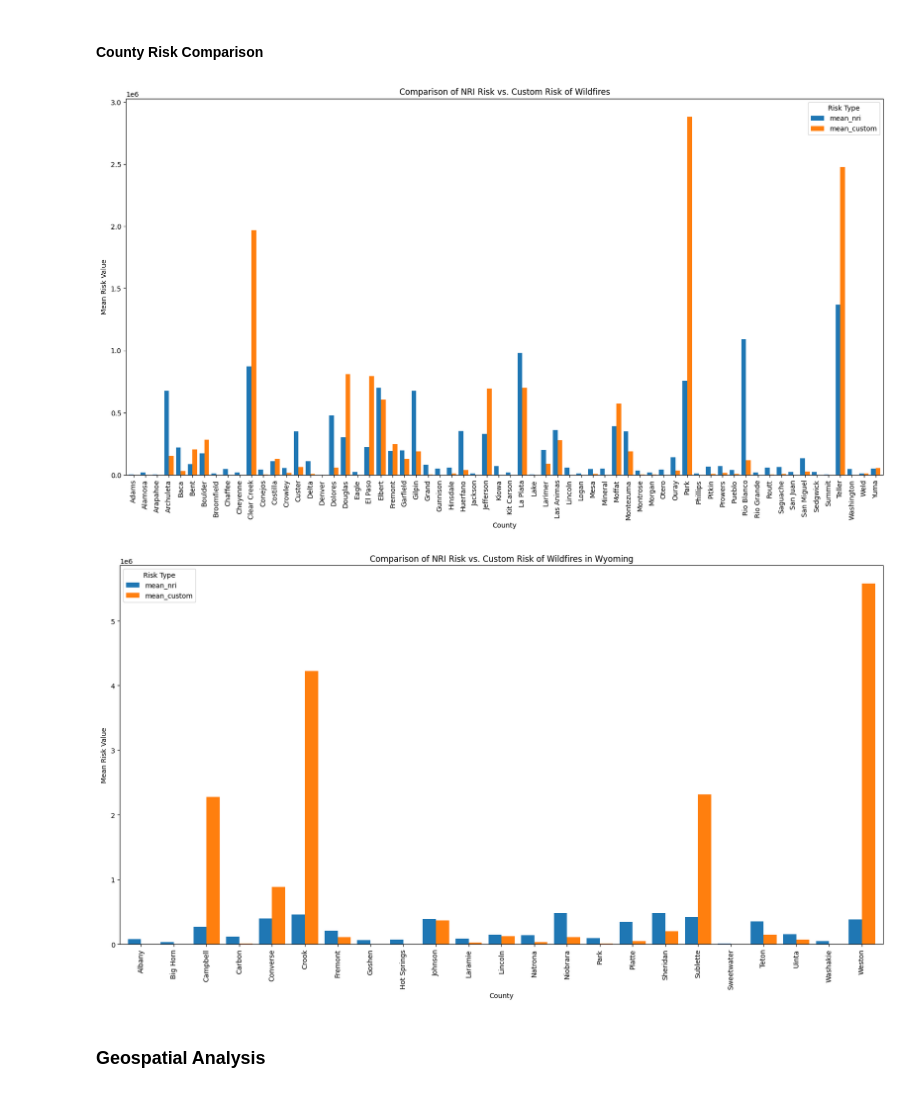
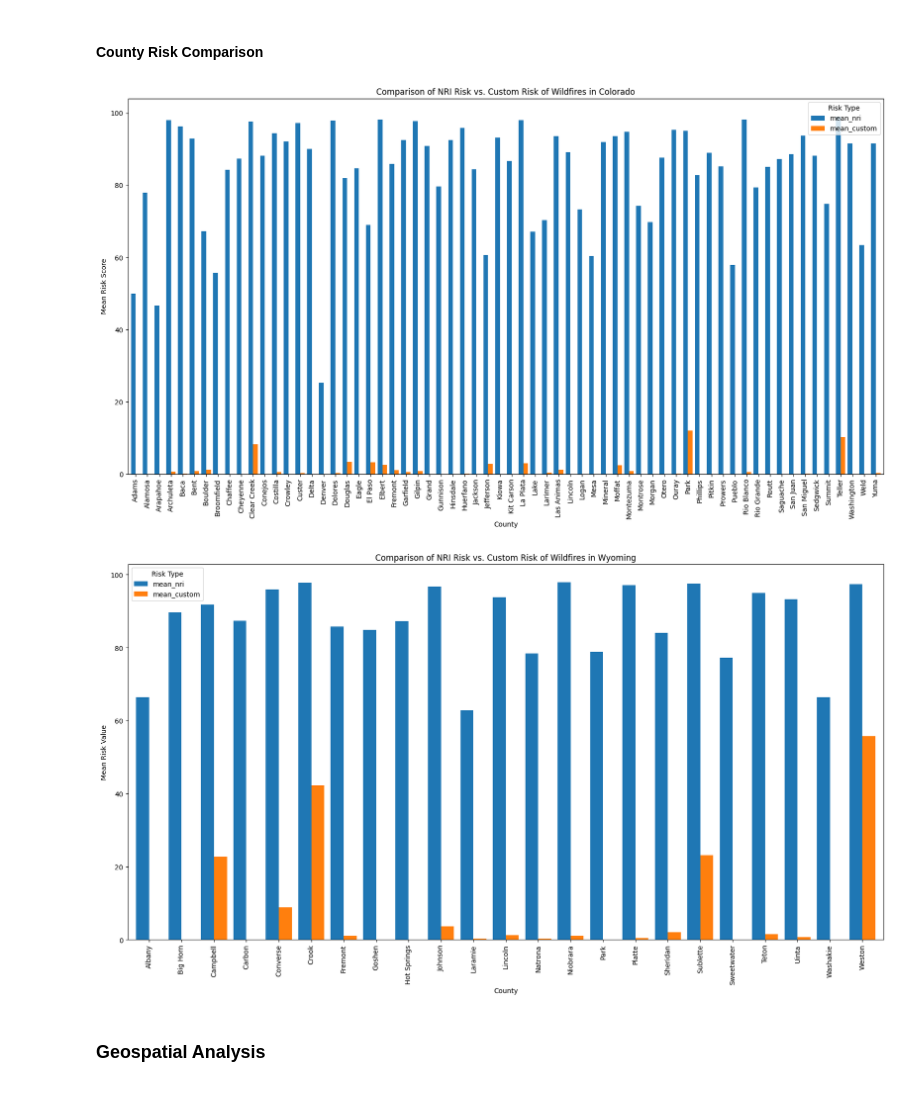
Before and after one commit to willmb321/CIVE202_Spring2026_Group152-01_Project4, a Jupyter notebook: CIVE202_Spring2026_Group152-01_Project4_PythonCode.ipynb, the cells around one changed output. Cells and saved outputs as stored; diff of their text form; code cells hidden in the pictures.

```diff
--- a/CIVE202_Spring2026_Group152-01_Project4_PythonCode.ipynb
+++ b/CIVE202_Spring2026_Group152-01_Project4_PythonCode.ipynb
@@ -74,28 +77,38 @@ Our Team will use the following definition of risk:\
 &nbsp;&nbsp; - <span style="color:blue">Probability</span> = Frequency\
 &nbsp;&nbsp; - <span style="color:orange">Impact</span> = Expected Annual Loss x Exposure\
 &nbsp;&nbsp; - <span style="color:purple">Preparedness</span> = Social Vulnerability x Community Resilience
+# %%
+def calculateCrScore(df):
+    max_value = float(df['Custom_Risk_Value'].max())
+    min_value = float(df['Custom_Risk_Value'].min())
+
+    #convert value to scale of 0-100
+    df['Custom_Risk_Score'] = ((df['Custom_Risk_Value'] - min_value)/(max_value-min_value))*100
+    return df
 # %%
 #Adding our risk score
 #Multiply by 1/200000 to get score in similar range as NRI score
-co_data['Custom_Risk'] = (1/200000)*(co_data['WFIR_AFREQ']*co_data['WFIR_EALT']*co_data['WFIR_EXPT'])/(co_data['SOVI_SCORE']*co_data['RESL_SCORE'])
-wy_data['Custom_Risk'] = (1/200000)*(wy_data['WFIR_AFREQ']*wy_data['WFIR_EALT']*wy_data['WFIR_EXPT'])/(wy_data['SOVI_SCORE']*wy_data['RESL_SCORE'])
+co_data['Custom_Risk_Value'] = (co_data['WFIR_AFREQ']*co_data['WFIR_EALT']*co_data['WFIR_EXPT'])/(co_data['SOVI_SCORE']*co_data['RESL_SCORE'])
+co_data = calculateCrScore(co_data)
+wy_data['Custom_Risk_Value'] = (wy_data['WFIR_AFREQ']*wy_data['WFIR_EALT']*wy_data['WFIR_EXPT'])/(wy_data['SOVI_SCORE']*wy_data['RESL_SCORE'])
+wy_data = calculateCrScore(wy_data)
 # %% [markdown]
 #### County Risk Comparison
 # %%
-co_county_data = co_data.groupby('COUNTY').agg(mean_nri=('WFIR_RISKV','mean'),
-                                               mean_custom=('Custom_Risk','mean'))
-wy_county_data = wy_data.groupby('COUNTY').agg(mean_nri=('WFIR_RISKV','mean'),
-                                               mean_custom=('Custom_Risk','mean'))
+co_county_data = co_data.groupby('COUNTY').agg(mean_nri=('WFIR_RISKS','mean'),
+                                               mean_custom=('Custom_Risk_Score','mean'))
+wy_county_data = wy_data.groupby('COUNTY').agg(mean_nri=('WFIR_RISKS','mean'),
+                                               mean_custom=('Custom_Risk_Score','mean'))
 # %%
 co_county_data.plot(kind='bar', figsize=(20,10), width=0.8)
 plt.xlabel('County')
-plt.ylabel('Mean Risk Value')
+plt.ylabel('Mean Risk Score')
 plt.title('Comparison of NRI Risk vs. Custom Risk of Wildfires in Colorado')
 plt.xticks(rotation=90)
 plt.legend(title="Risk Type")  # Adding a legend to distinguish risk types
 plt.show()
 # %% [output]
-[figure, old version]
+[figure, new version]
 # %%
 wy_county_data.plot(kind='bar', figsize=(20,10), width=0.8)
 plt.xlabel('County')
@@ -105,6 +118,6 @@ plt.xticks(rotation=90)
 plt.legend(title="Risk Type")  # Adding a legend to distinguish risk types
 plt.show()
 # %% [output]
-[figure, old version]
+[figure, new version]
 # %% [markdown]
 ### Geospatial Analysis
```
Also changed, not shown: parts of 7 cells of this notebook.
